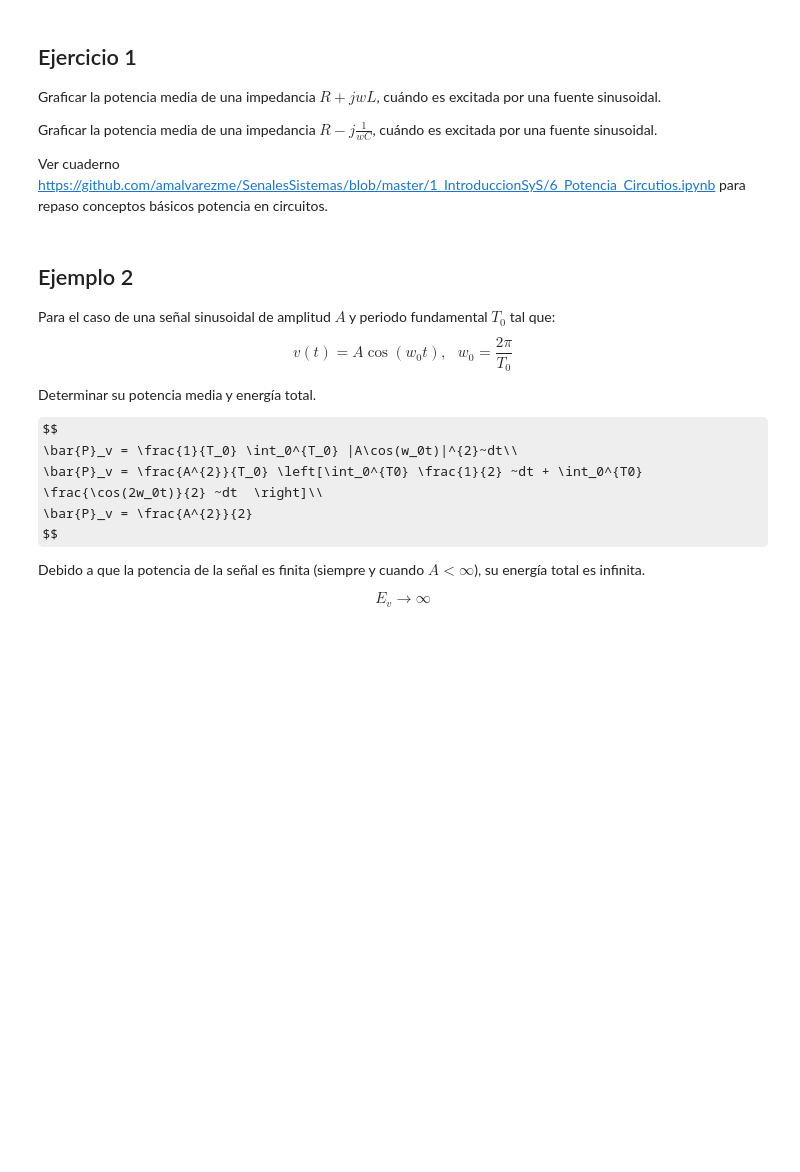
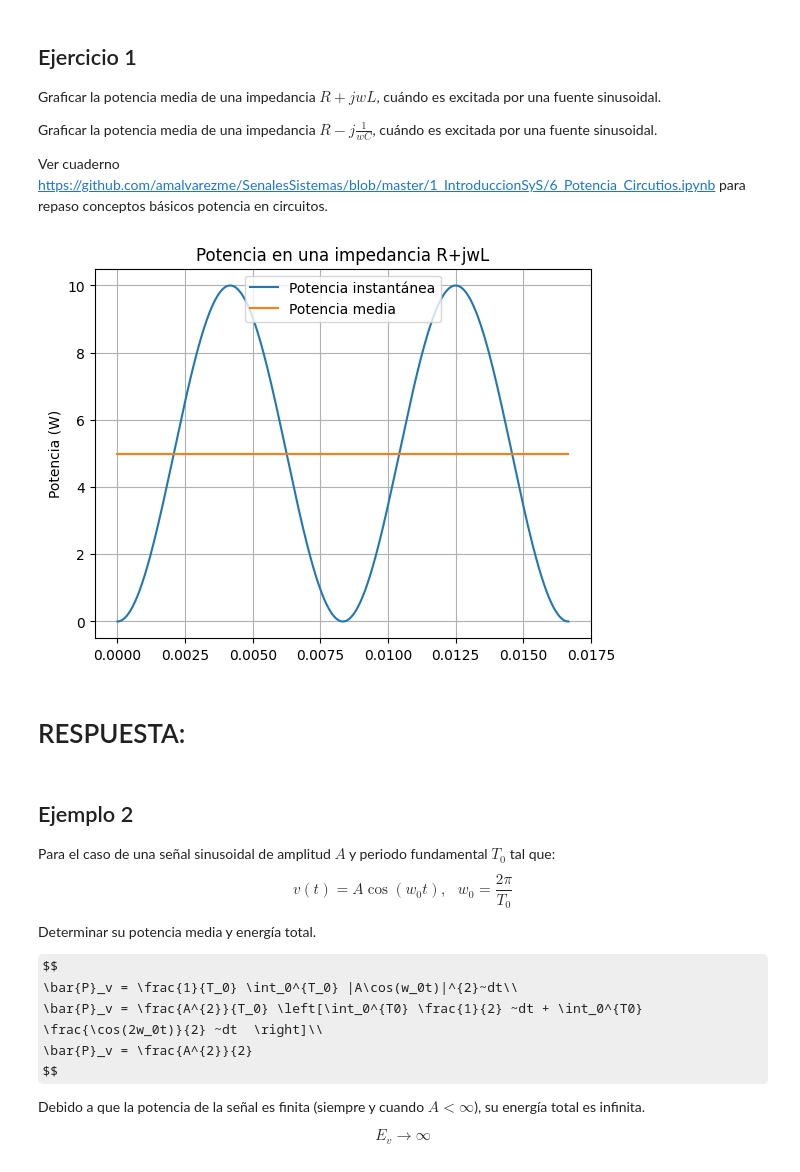
Before and after one commit to JUANOSORIOG/Senales_y_Sistemas, a Jupyter notebook: Copia_de__Señales_De_Energia_Y_De_Potencia.ipynb, the cells around one changed output. Saved outputs shown, nothing was run; the diff lists cells and outputs as text; code cells hidden in the pictures; some formulas as TeX source; blank space fills up the shorter version.

```diff
--- a/Copia_de__Señales_De_Energia_Y_De_Potencia.ipynb
+++ b/Copia_de__Señales_De_Energia_Y_De_Potencia.ipynb
@@ -212,6 +212,34 @@ Graficar la potencia media de una impedancia $R+jwL$, cuándo es excitada por un
 Graficar la potencia media de una impedancia $R-j\frac{1}{wC} $, cuándo es excitada por una fuente sinusoidal.
 
 Ver cuaderno [https://github.com/amalvarezme/SenalesSistemas/blob/master/1_IntroduccionSyS/6_Potencia_Circutios.ipynb](https://github.com/amalvarezme/SenalesSistemas/blob/master/1_IntroduccionSyS/6_Potencia_Circutios.ipynb) para repaso conceptos básicos potencia en circuitos.
+# %%
+import numpy as np
+import matplotlib.pyplot as plt
+
+
+R = 10
+L = 0.1
+f = 60
+w = 2 *np.pi*f
+
+
+t = np.linspace(0, 1/f, 1000)
+
+I = np.sin(w * t)
+V = R * I + 1j * w * L * I
+P_inst = np.real(V * np.conjugate(I))
+P_avg = np.mean(P_inst)
+plt.plot(t, P_inst, label='Potencia instantánea')
+plt.plot(t, [P_avg] * len(t), label='Potencia media')
+plt.ylabel('Potencia (W)')
+plt.title('Potencia en una impedancia R+jwL')
+plt.legend()
+plt.grid(True)
+plt.show()
+# %% [output]
+[figure, added]
+# %% [markdown]
+# RESPUESTA:
 # %% [markdown]
 ## Ejemplo 2
 
```
Also changed, not shown: parts of 1 cell of this notebook.
